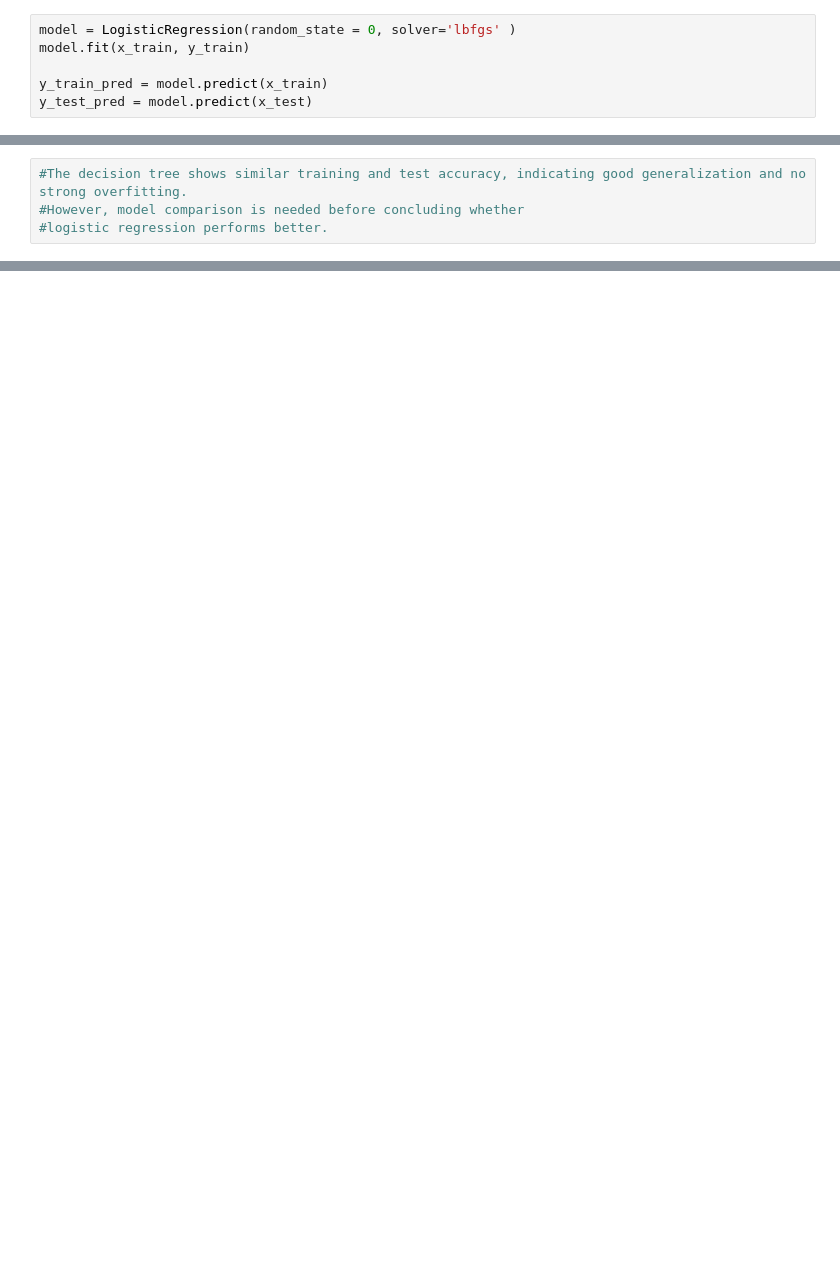
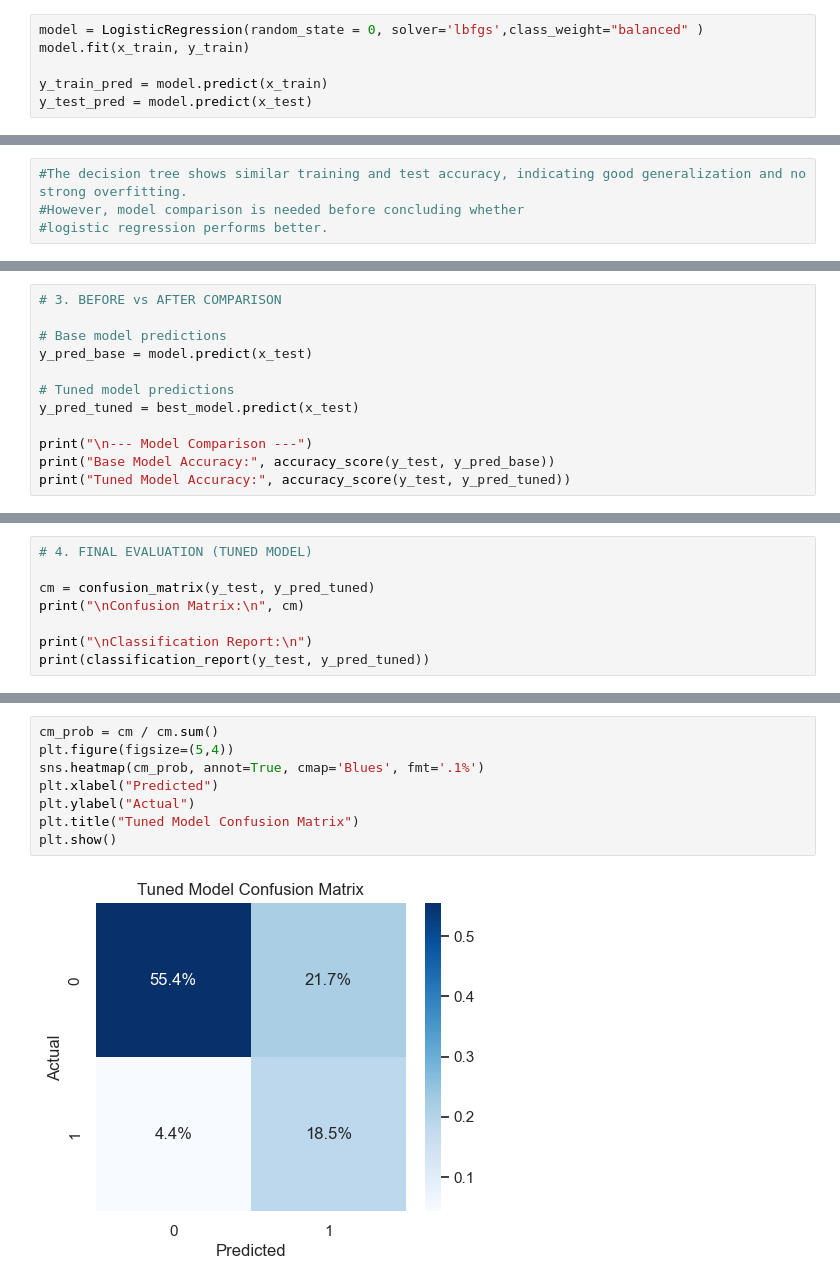
Before and after one commit to daneetjie/CYO_project, a Jupyter notebook: data_exploration_and_cleaning.ipynb, the cells around one changed output, grey strips where cells are left out. Cells and saved outputs as stored; diff of their text form; blank space fills up the shorter version.

Commit message:
model optimization

```diff
--- a/data_exploration_and_cleaning.ipynb
+++ b/data_exploration_and_cleaning.ipynb
@@ -564,7 +567,7 @@ x_test = scaler.transform(x_test)
 # %% [markdown]
 ## Fit Logistic Regression Model
 # %%
-model = LogisticRegression(random_state = 0, solver='lbfgs' )
+model = LogisticRegression(random_state = 0, solver='lbfgs',class_weight="balanced" )
 model.fit(x_train, y_train)
 
 y_train_pred = model.predict(x_train)
@@ -659,0 +710,12 @@ print("Test Accuracy:", test_accuracy)
+# %%
+# 3. BEFORE vs AFTER COMPARISON
+
+# Base model predictions
+y_pred_base = model.predict(x_test)
+
+# Tuned model predictions
+y_pred_tuned = best_model.predict(x_test)
+
+print("\n--- Model Comparison ---")
+print("Base Model Accuracy:", accuracy_score(y_test, y_pred_base))
+print("Tuned Model Accuracy:", accuracy_score(y_test, y_pred_tuned))
@@ -659,0 +726,8 @@ print("Test Accuracy:", test_accuracy)
+# %%
+# 4. FINAL EVALUATION (TUNED MODEL)
+
+cm = confusion_matrix(y_test, y_pred_tuned)
+print("\nConfusion Matrix:\n", cm)
+
+print("\nClassification Report:\n")
+print(classification_report(y_test, y_pred_tuned))
@@ -659,0 +749,10 @@ print("Test Accuracy:", test_accuracy)
+# %%
+cm_prob = cm / cm.sum()
+plt.figure(figsize=(5,4))
+sns.heatmap(cm_prob, annot=True, cmap='Blues', fmt='.1%')
+plt.xlabel("Predicted")
+plt.ylabel("Actual")
+plt.title("Tuned Model Confusion Matrix")
+plt.show()
+# %% [output]
+[figure, added]
```
Also changed, not shown: parts of 18 cells of this notebook.
